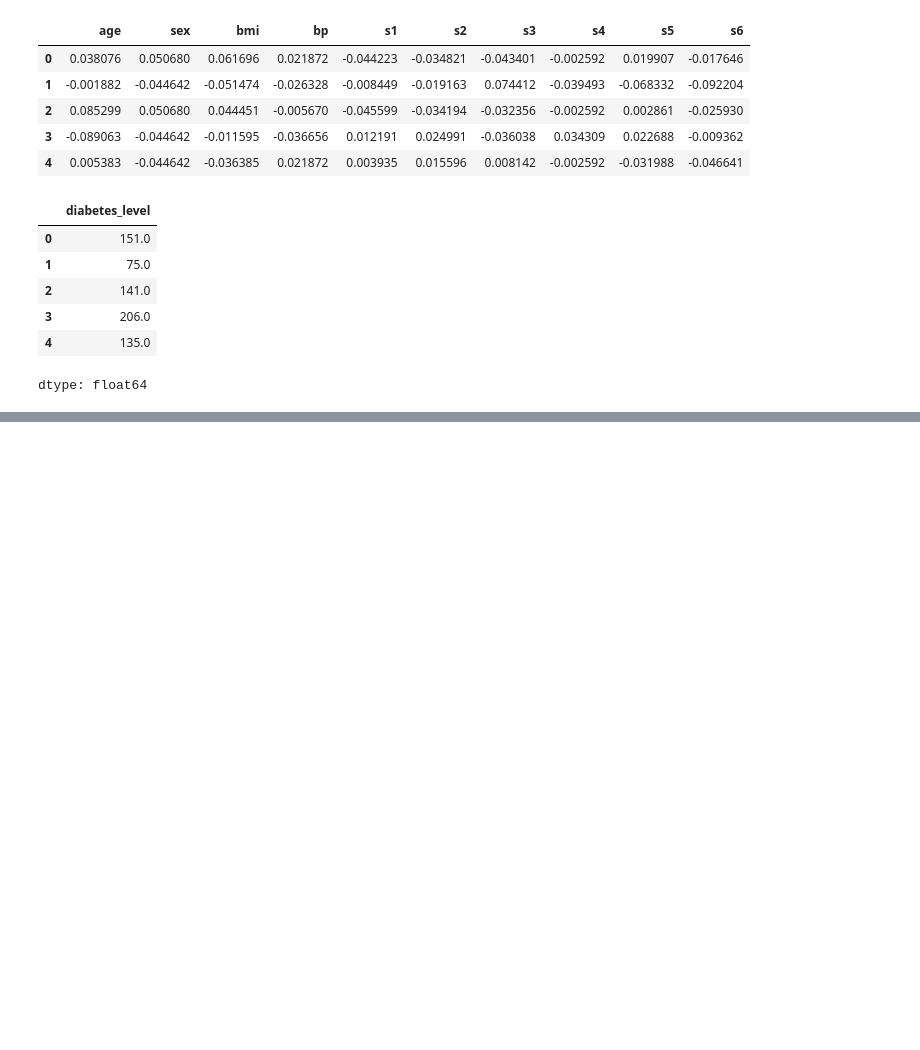
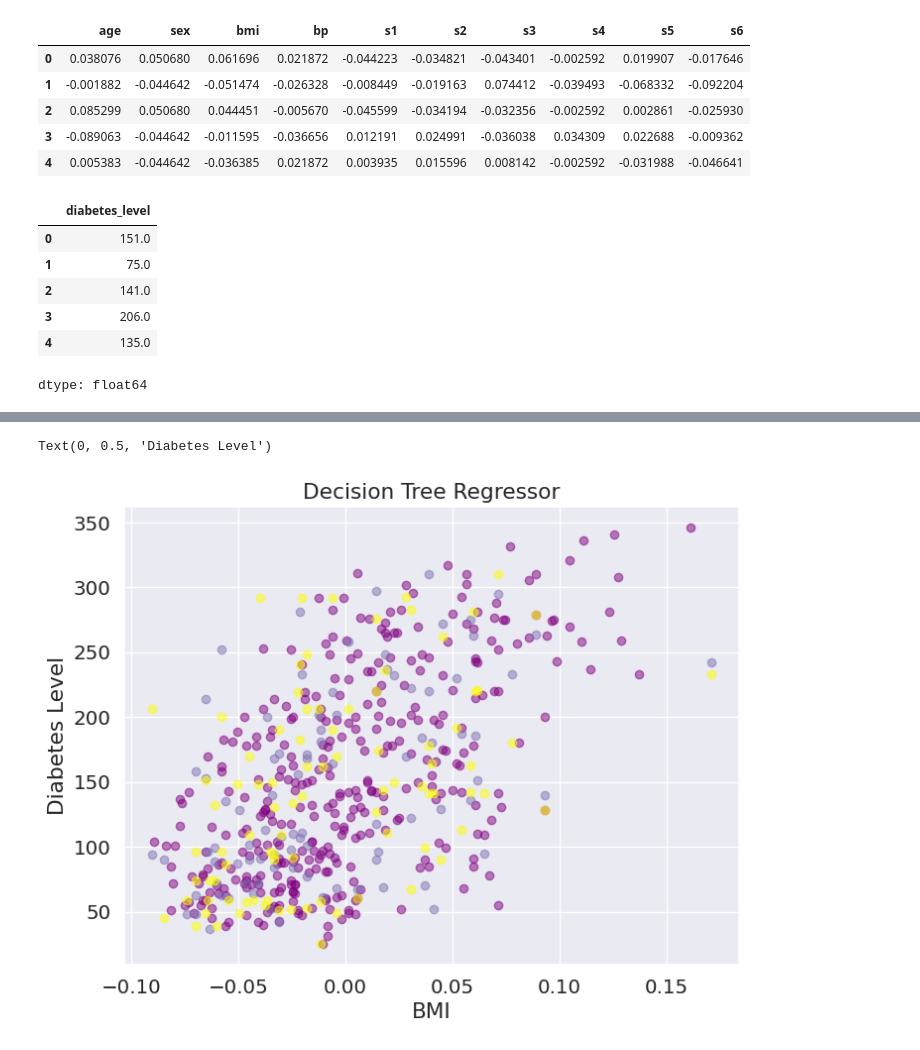
Before and after one commit to davidofitaly/05_decision_tree_regression_projects, a Jupyter notebook: Untitled288.ipynb, the cells around one changed output, grey strips where cells are left out. Cells and saved outputs as stored; diff of their text form; code cells hidden in the pictures; blank space fills up the shorter version.

```diff
--- a/Untitled288.ipynb
+++ b/Untitled288.ipynb
@@ -262,0 +267,12 @@ dtype: float64
+# %%
+# Import train_test_split function from sklearn
+from sklearn.model_selection import train_test_split
+
+# Split the data into training and testing sets (80% train, 20% test)
+X_train, X_test, y_train, y_test = train_test_split(data, target, test_size=0.2)
+
+# Print the shape of each set to verify the split
+print(f'X_train shape: {X_train.shape}')
+print(f'X_test shape: {X_test.shape}')
+print(f'y_train shape: {y_train.shape}')
+print(f'y_test shape: {y_test.shape}')
@@ -262,0 +286,7 @@ dtype: float64
+# %%
+# Import DecisionTreeRegressor function from sklearn
+from sklearn.tree import DecisionTreeRegressor
+
+# Initialize a Decision Tree regressor and fit it to the training data
+regressor_tree = DecisionTreeRegressor()
+regressor_tree.fit(X_train, y_train)
@@ -262,0 +299,4 @@ dtype: float64
+# %%
+y_pred = regressor_tree.predict(X_test)
+
+y_pred
@@ -262,0 +313,11 @@ dtype: float64
+# %%
+plt.figure(figsize=(8,6))
+plt.title('Decision Tree Regressor')
+plt.scatter(X_train['bmi'], y_train, label='feature training collection', color='purple', alpha=0.5)
+plt.scatter(X_test['bmi'], y_test, label='feature test collection', color='m', alpha=0.5)
+plt.scatter(X_test['bmi'], y_pred, label='Predictions', color='yellow', alpha=0.5)
+plt.xlabel('BMI')
+plt.ylabel('Diabetes Level')
+# %% [output]
+Text(0, 0.5, 'Diabetes Level')
+[figure, added]
```
Also changed, not shown: parts of 9 cells of this notebook.
